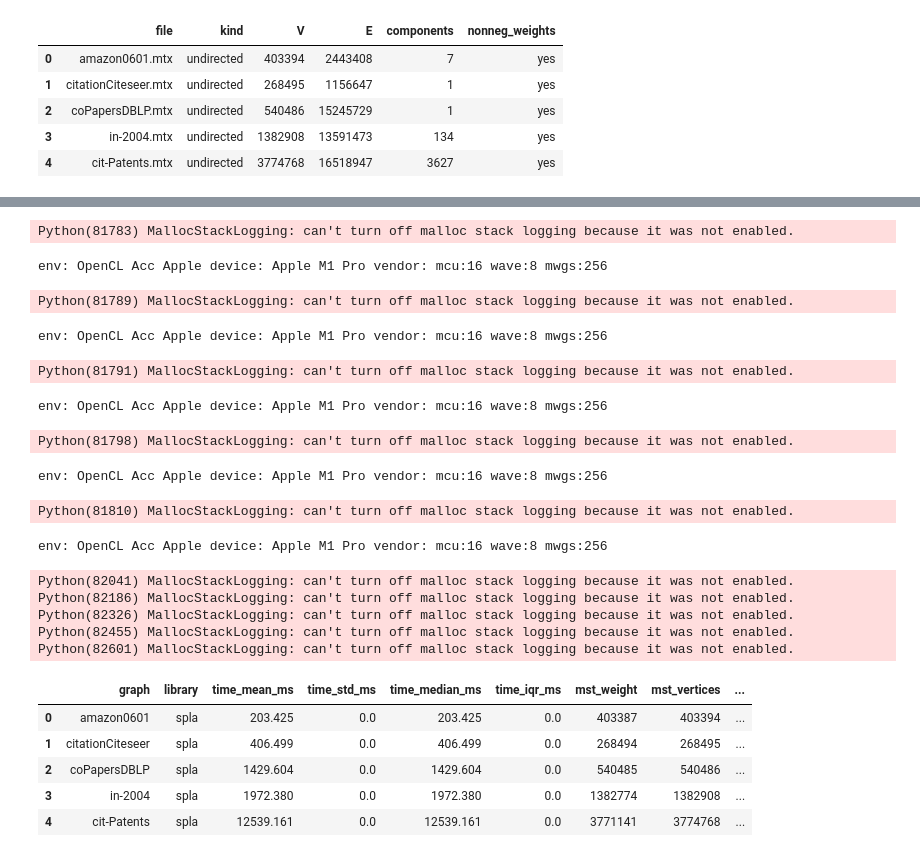
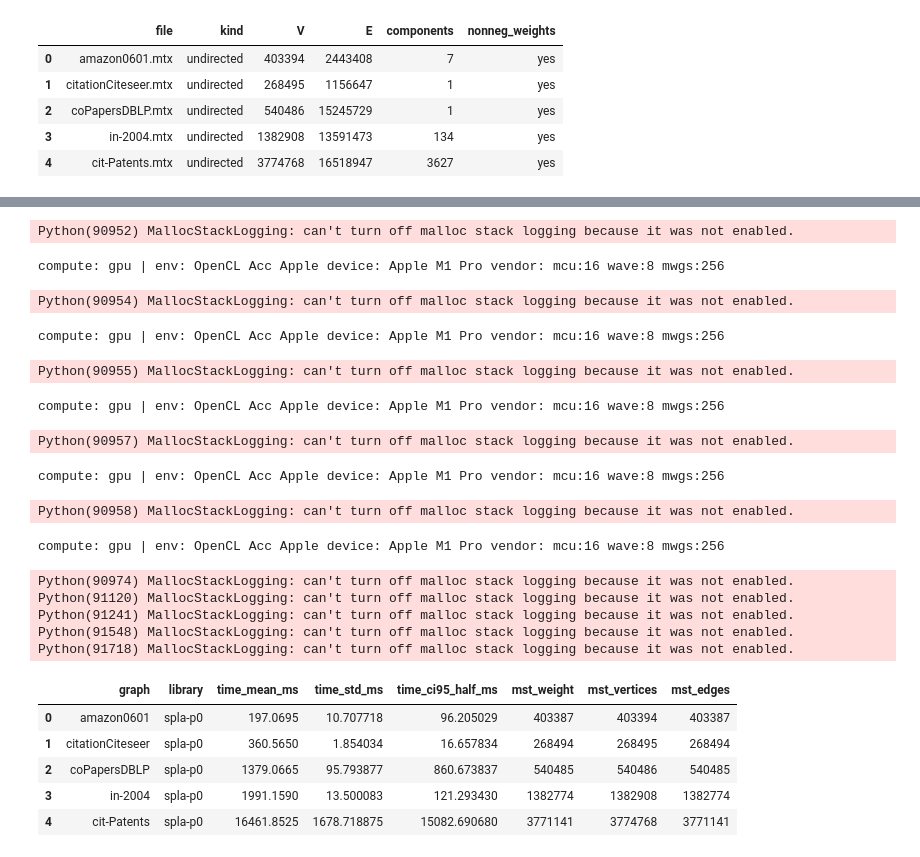
Before and after one commit to vladyoslav/graphs_analysis, a Jupyter notebook: experiments/experiment.ipynb, the cells around one changed output, grey strips where cells are left out. Cells and saved outputs as stored; diff of their text form; code cells hidden in the pictures.

Commit message:
feat: graph

```diff
--- a/experiments/experiment.ipynb
+++ b/experiments/experiment.ipynb
@@ -275,31 +311,31 @@ def bench_results_table(impl: str) -> pd.DataFrame:
 # %%
-run_bench_runs("spla")
+run_bench_spla(1)
 # %% [output]
-Python(81783) MallocStackLogging: can't turn off malloc stack logging because it was not enabled.
+Python(90952) MallocStackLogging: can't turn off malloc stack logging because it was not enabled.
-env: OpenCL Acc Apple device: Apple M1 Pro vendor: mcu:16 wave:8 mwgs:256
+compute: gpu | env: OpenCL Acc Apple device: Apple M1 Pro vendor: mcu:16 wave:8 mwgs:256
-Python(81789) MallocStackLogging: can't turn off malloc stack logging because it was not enabled.
+Python(90954) MallocStackLogging: can't turn off malloc stack logging because it was not enabled.
-env: OpenCL Acc Apple device: Apple M1 Pro vendor: mcu:16 wave:8 mwgs:256
+compute: gpu | env: OpenCL Acc Apple device: Apple M1 Pro vendor: mcu:16 wave:8 mwgs:256
-Python(81791) MallocStackLogging: can't turn off malloc stack logging because it was not enabled.
+Python(90955) MallocStackLogging: can't turn off malloc stack logging because it was not enabled.
-env: OpenCL Acc Apple device: Apple M1 Pro vendor: mcu:16 wave:8 mwgs:256
+compute: gpu | env: OpenCL Acc Apple device: Apple M1 Pro vendor: mcu:16 wave:8 mwgs:256
-Python(81798) MallocStackLogging: can't turn off malloc stack logging because it was not enabled.
+Python(90957) MallocStackLogging: can't turn off malloc stack logging because it was not enabled.
-env: OpenCL Acc Apple device: Apple M1 Pro vendor: mcu:16 wave:8 mwgs:256
+compute: gpu | env: OpenCL Acc Apple device: Apple M1 Pro vendor: mcu:16 wave:8 mwgs:256
-Python(81810) MallocStackLogging: can't turn off malloc stack logging because it was not enabled.
+Python(90958) MallocStackLogging: can't turn off malloc stack logging because it was not enabled.
-env: OpenCL Acc Apple device: Apple M1 Pro vendor: mcu:16 wave:8 mwgs:256
+compute: gpu | env: OpenCL Acc Apple device: Apple M1 Pro vendor: mcu:16 wave:8 mwgs:256
 # %%
-run_bench_runs("spark")
+run_bench_spark("spark")
 # %% [output]
-Python(82041) MallocStackLogging: can't turn off malloc stack logging because it was not enabled.
-Python(82186) MallocStackLogging: can't turn off malloc stack logging because it was not enabled.
-Python(82326) MallocStackLogging: can't turn off malloc stack logging because it was not enabled.
-Python(82455) MallocStackLogging: can't turn off malloc stack logging because it was not enabled.
-Python(82601) MallocStackLogging: can't turn off malloc stack logging because it was not enabled.
+Python(90974) MallocStackLogging: can't turn off malloc stack logging because it was not enabled.
+Python(91120) MallocStackLogging: can't turn off malloc stack logging because it was not enabled.
+Python(91241) MallocStackLogging: can't turn off malloc stack logging because it was not enabled.
+Python(91548) MallocStackLogging: can't turn off malloc stack logging because it was not enabled.
+Python(91718) MallocStackLogging: can't turn off malloc stack logging because it was not enabled.
 # %%
-bench_spla = bench_results_table("spla")
-display(bench_spla)
+bench_spla_p0 = bench_results_table("spla-p0")
+display(bench_spla_p0)
 # %% [output]
-|  | graph | library | time_mean_ms | time_std_ms | time_median_ms | time_iqr_ms | mst_weight | mst_vertices | ... |
-| 0 | amazon0601 | spla | 203.425 | 0.0 | 203.425 | 0.0 | 403387 | 403394 | ... |
-| 1 | citationCiteseer | spla | 406.499 | 0.0 | 406.499 | 0.0 | 268494 | 268495 | ... |
-| 2 | coPapersDBLP | spla | 1429.604 | 0.0 | 1429.604 | 0.0 | 540485 | 540486 | ... |
-| 3 | in-2004 | spla | 1972.380 | 0.0 | 1972.380 | 0.0 | 1382774 | 1382908 | ... |
-| 4 | cit-Patents | spla | 12539.161 | 0.0 | 12539.161 | 0.0 | 3771141 | 3774768 | ... |
+|  | graph | library | time_mean_ms | time_std_ms | time_ci95_half_ms | mst_weight | mst_vertices | mst_edges |
+| 0 | amazon0601 | spla-p0 | 197.0695 | 10.707718 | 96.205029 | 403387 | 403394 | 403387 |
+| 1 | citationCiteseer | spla-p0 | 360.5650 | 1.854034 | 16.657834 | 268494 | 268495 | 268494 |
+| 2 | coPapersDBLP | spla-p0 | 1379.0665 | 95.793877 | 860.673837 | 540485 | 540486 | 540485 |
+| 3 | in-2004 | spla-p0 | 1991.1590 | 13.500083 | 121.293430 | 1382774 | 1382908 | 1382774 |
+| 4 | cit-Patents | spla-p0 | 16461.8525 | 1678.718875 | 15082.690680 | 3771141 | 3774768 | 3771141 |
```
Also changed, not shown: parts of 5 cells of this notebook, 2 other files.
